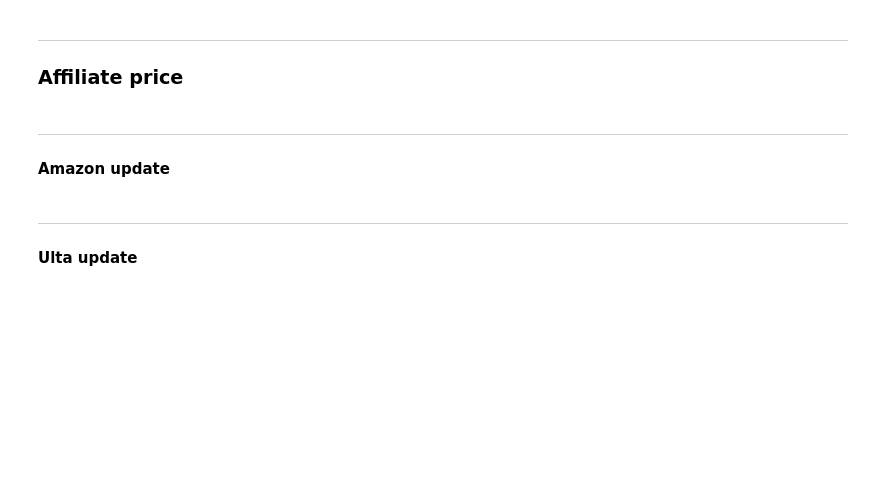
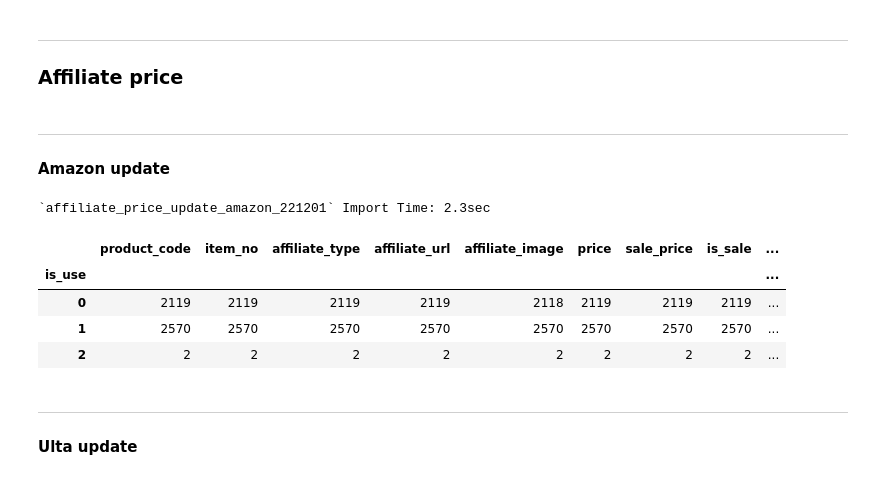
Before and after one commit to yeonseo-Jung/beauty_en, a Jupyter notebook: src/work.ipynb, the cells around one changed output. Saved outputs shown, nothing was run; the diff lists cells and outputs as text; code cells hidden in the pictures; blank space fills up the shorter version.

```diff
--- a/src/work.ipynb
+++ b/src/work.ipynb
@@ -303,11 +303,18 @@ select product_code, item_no, affiliate_type, count(*) cnt from glamai.affiliate
 ---
 #### Amazon update
 # %%
-_date = '221124'
+_date = '221201'
 
 tbl = f'affiliate_price_update_amazon_{_date}'
 upload_df = db_jangho.get_tbl(tbl)
 upload_df.groupby('is_use').count()
+# %% [output]
+`affiliate_price_update_amazon_221201` Import Time: 2.3sec
+|  | product_code | item_no | affiliate_type | affiliate_url | affiliate_image | price | sale_price | is_sale | ... |
+| is_use |  |  |  |  |  |  |  |  | ... |
+| 0 | 2119 | 2119 | 2119 | 2119 | 2118 | 2119 | 2119 | 2119 | ... |
+| 1 | 2570 | 2570 | 2570 | 2570 | 2570 | 2570 | 2570 | 2570 | ... |
+| 2 | 2 | 2 | 2 | 2 | 2 | 2 | 2 | 2 | ... |
 # %%
 upload_df[upload_df.is_use==1].groupby('is_sale').count()
 # %%
```
Also changed, not shown: parts of 11 cells of this notebook, 21 other files.
